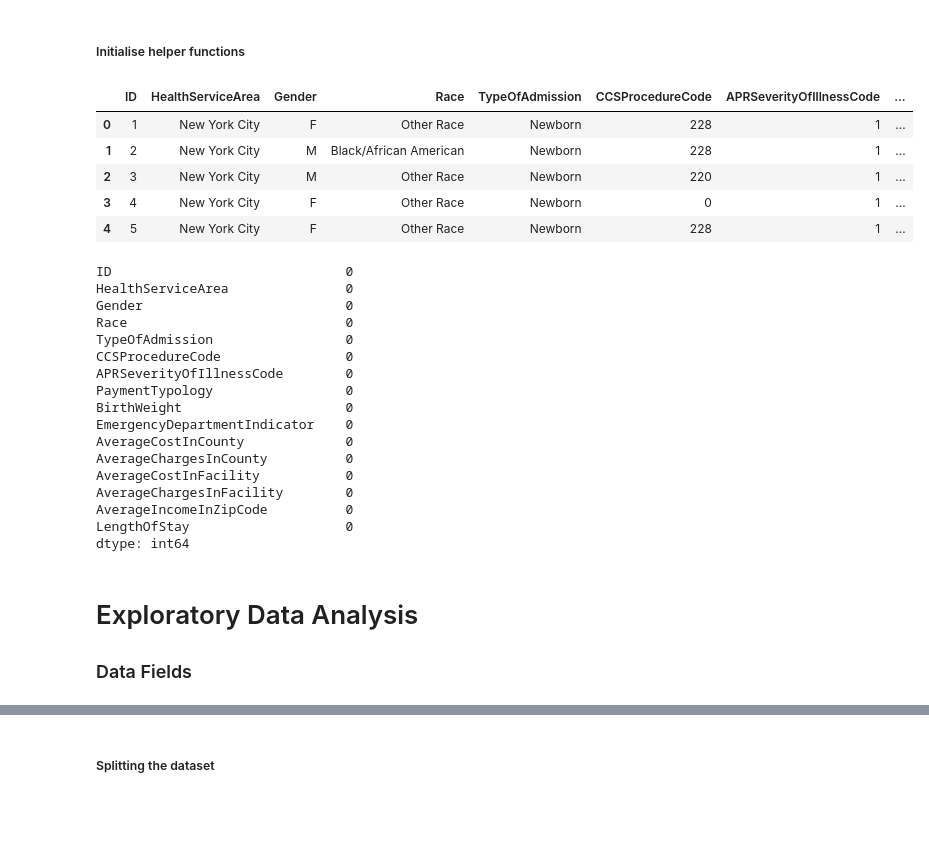
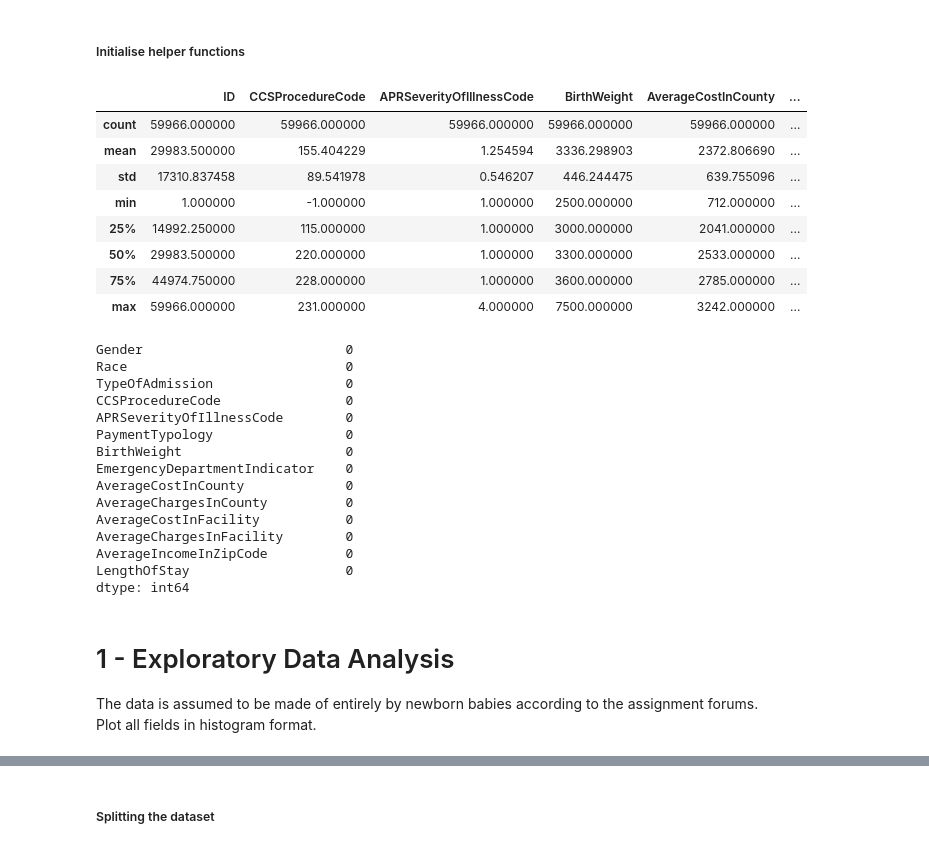
Before and after one commit to Luke-Mason/ML-A1, a Jupyter notebook: Assignment-1.ipynb, the cells around one changed output, grey strips where cells are left out. Cells and saved outputs as stored; diff of their text form; code cells hidden in the pictures; blank space fills up the shorter version.

Commit message:
Added more analysis

```diff
--- a/Assignment-1.ipynb
+++ b/Assignment-1.ipynb
@@ -56,20 +61,21 @@ def classify_length_of_stay(length_of_stay):
     return 0 if length_of_stay < 4 else 1
 # %%
 # Load the dataset
-dataFrame = pd.read_csv('./data/train_data.csv', delimiter=',')
-dataFrame.head()
+raw_dataFrame = pd.read_csv('./data/train_data.csv', delimiter=',')
+raw_dataFrame.describe()
 # %% [output]
-|  | ID | HealthServiceArea | Gender | Race | TypeOfAdmission | CCSProcedureCode | APRSeverityOfIllnessCode | ... |
-| 0 | 1 | New York City | F | Other Race | Newborn | 228 | 1 | ... |
-| 1 | 2 | New York City | M | Black/African American | Newborn | 228 | 1 | ... |
-| 2 | 3 | New York City | M | Other Race | Newborn | 220 | 1 | ... |
-| 3 | 4 | New York City | F | Other Race | Newborn | 0 | 1 | ... |
-| 4 | 5 | New York City | F | Other Race | Newborn | 228 | 1 | ... |
+|  | ID | CCSProcedureCode | APRSeverityOfIllnessCode | BirthWeight | AverageCostInCounty | ... |
+| count | 59966.000000 | 59966.000000 | 59966.000000 | 59966.000000 | 59966.000000 | ... |
+| mean | 29983.500000 | 155.404229 | 1.254594 | 3336.298903 | 2372.806690 | ... |
+| std | 17310.837458 | 89.541978 | 0.546207 | 446.244475 | 639.755096 | ... |
+| min | 1.000000 | -1.000000 | 1.000000 | 2500.000000 | 712.000000 | ... |
+| 25% | 14992.250000 | 115.000000 | 1.000000 | 3000.000000 | 2041.000000 | ... |
+| 50% | 29983.500000 | 220.000000 | 1.000000 | 3300.000000 | 2533.000000 | ... |
+| 75% | 44974.750000 | 228.000000 | 1.000000 | 3600.000000 | 2785.000000 | ... |
+| max | 59966.000000 | 231.000000 | 4.000000 | 7500.000000 | 3242.000000 | ... |
 # %%
 pd.isna(dataFrame).sum()
 # %% [output]
-ID                              0
-HealthServiceArea               0
 Gender                          0
 Race                            0
 TypeOfAdmission                 0
@@ -94,4 +102,5 @@ dataFrame['LengthOfStay'] = np.array(list(map(classify_length_of_stay, dataFrame
-# %% [markdown]
-# Exploratory Data Analysis
-
-### Data Fields
+# %% [markdown]
+# 1 - Exploratory Data Analysis
+
+The data is assumed to be made of entirely by newborn babies according to the assignment forums.\
+Plot all fields in histogram format.
```
Also changed, not shown: parts of 51 cells of this notebook.
